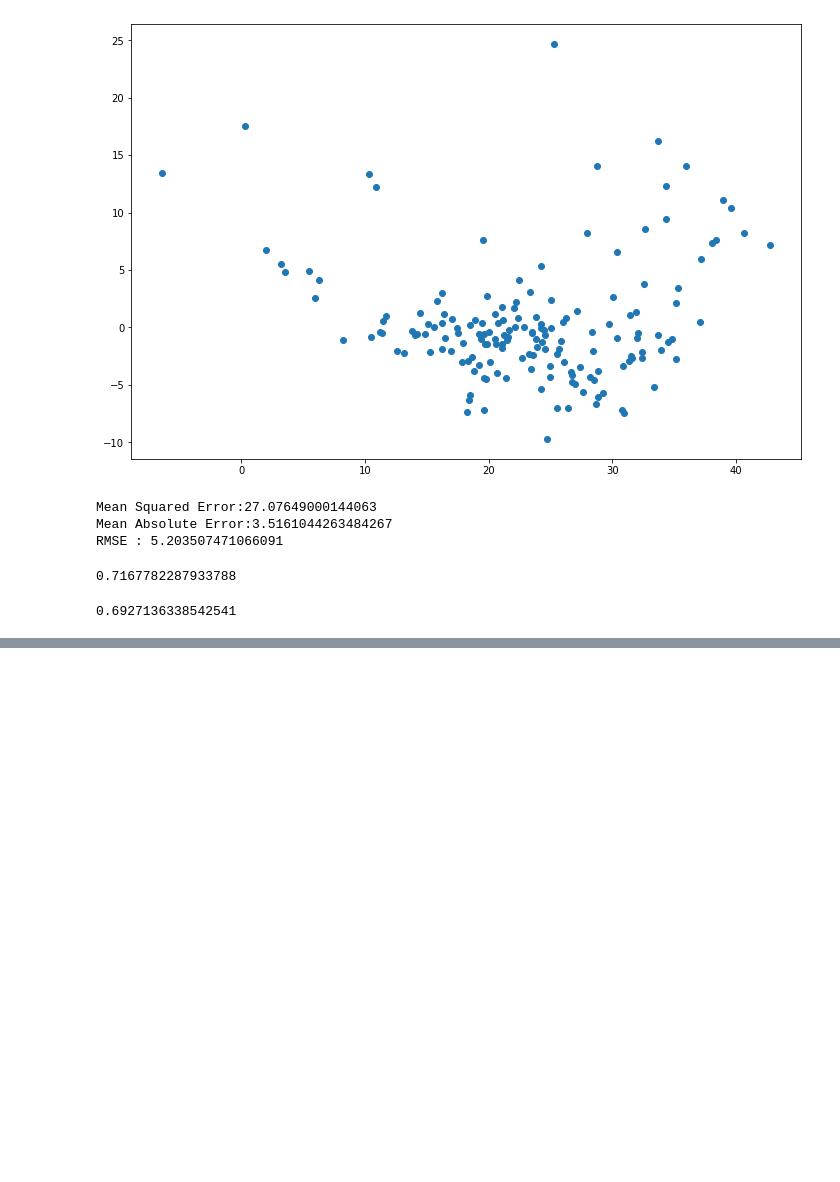
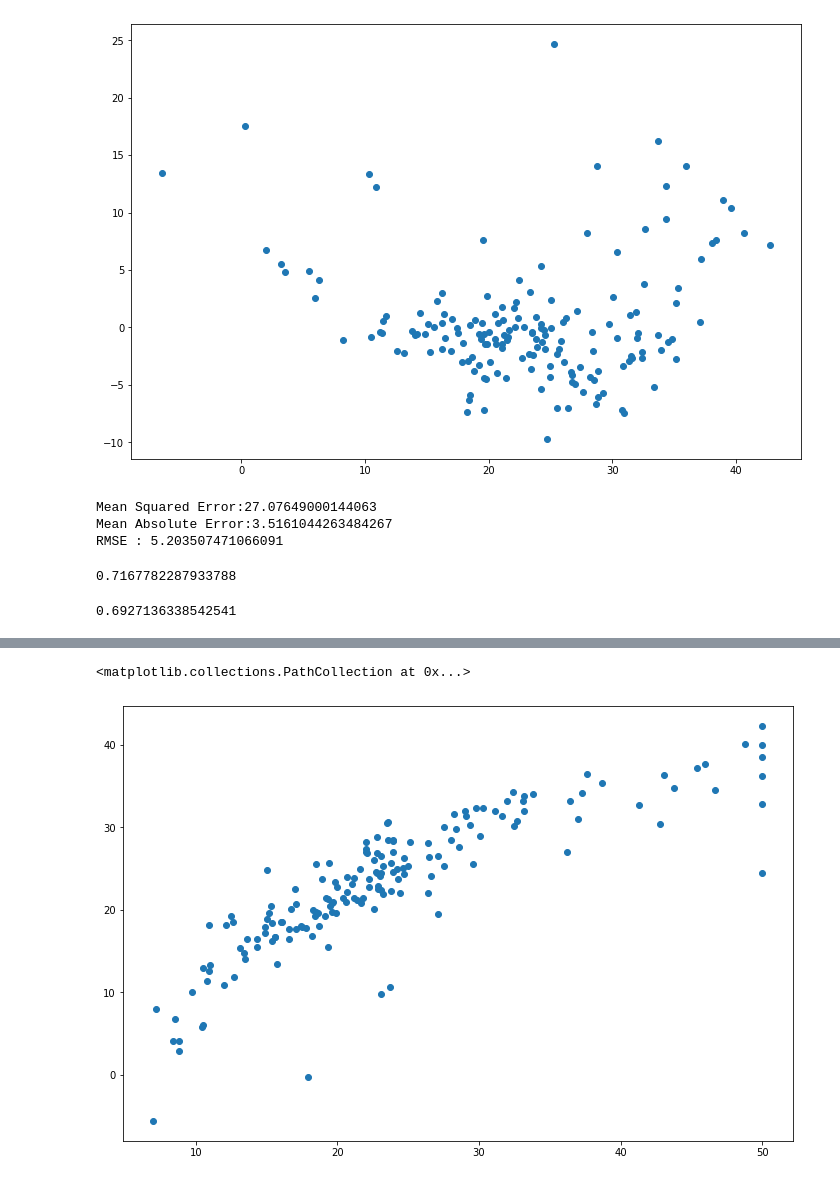
Before and after one commit to wiznikvibe/ML, a Jupyter notebook: linear_regression/practice.ipynb, the cells around one changed output, grey strips where cells are left out. Cells and saved outputs as stored; diff of their text form; code cells hidden in the pictures; blank space fills up the shorter version.

```diff
--- a/linear_regression/practice.ipynb
+++ b/linear_regression/practice.ipynb
@@ -320,0 +367,5 @@ print(ridge_score)
+# %%
+plt.scatter(y_test, laso_pred)
+# %% [output]
+<matplotlib.collections.PathCollection at 0x...>
+[figure, added]
```
Also changed, not shown: parts of 11 cells of this notebook.
